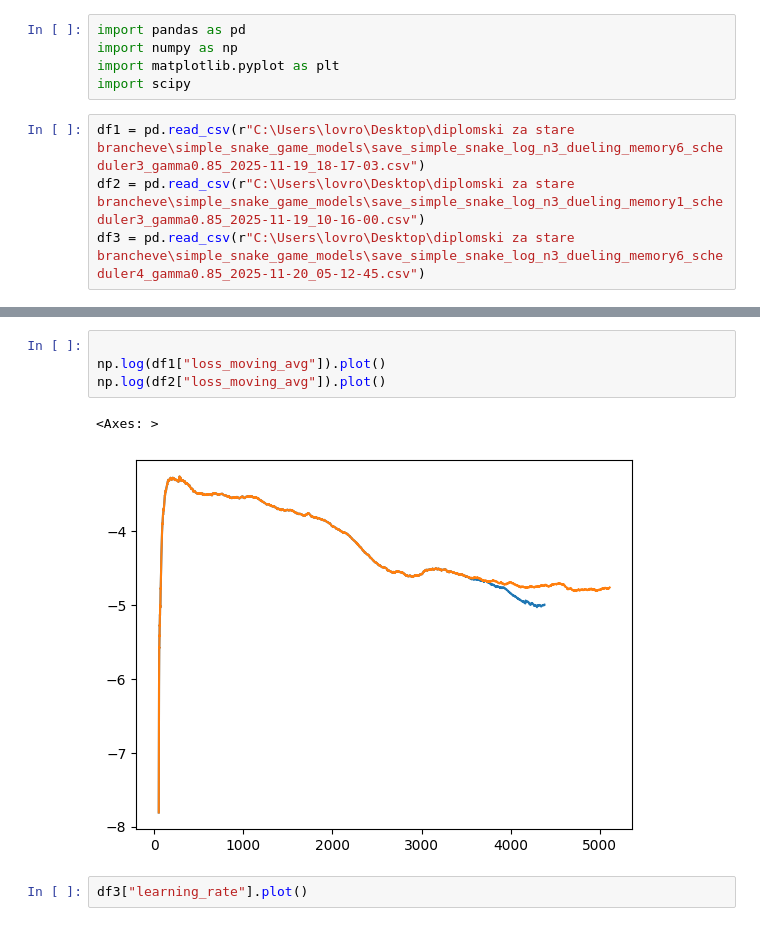
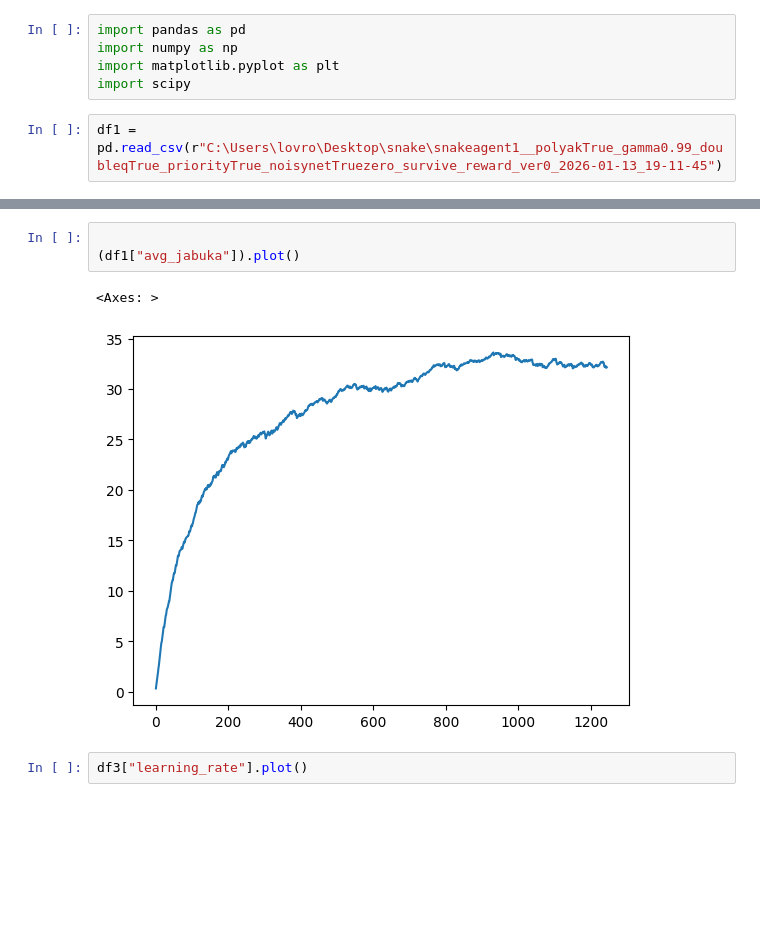
Before and after one commit to Lvlad0022/Diplomski, a Jupyter notebook: Untitled-1.ipynb, the cells around one changed output, grey strips where cells are left out. Drawn from its saved outputs; the diff is of its cells as text; blank space fills up the shorter version.

```diff
--- a/Untitled-1.ipynb
+++ b/Untitled-1.ipynb
@@ -4,9 +4,7 @@ import numpy as np
 import matplotlib.pyplot as plt
 import scipy
 # %%
-df1 = pd.read_csv(r"C:\Users\lovro\Desktop\diplomski za stare brancheve\simple_snake_game_models\save_simple_snake_log_n3_dueling_memory6_scheduler3_gamma0.85_2025-11-19_18-17-03.csv")
-df2 = pd.read_csv(r"C:\Users\lovro\Desktop\diplomski za stare brancheve\simple_snake_game_models\save_simple_snake_log_n3_dueling_memory1_scheduler3_gamma0.85_2025-11-19_10-16-00.csv")
-df3 = pd.read_csv(r"C:\Users\lovro\Desktop\diplomski za stare brancheve\simple_snake_game_models\save_simple_snake_log_n3_dueling_memory6_scheduler4_gamma0.85_2025-11-20_05-12-45.csv")
+df1 = pd.read_csv(r"C:\Users\lovro\Desktop\snake\snakeagent1__polyakTrue_gamma0.99_doubleqTrue_priorityTrue_noisynetTruezero_survive_reward_ver0_2026-01-13_19-11-45")
 # %%
 df1.columns
 # %% [output]
@@ -20,10 +12,9 @@ AttributeError: 'numpy.ndarray' object has no attribute 'plot'
 # %%
 
-np.log(df1["loss_moving_avg"]).plot()
-np.log(df2["loss_moving_avg"]).plot()
+(df1["avg_jabuka"]).plot()
 # %% [output]
 <Axes: >
-[figure, old version]
+[figure, new version]
 # %%
 df3["learning_rate"].plot()
 # %% [output]
```
Also changed, not shown: parts of 2 cells of this notebook, 7 other files.
